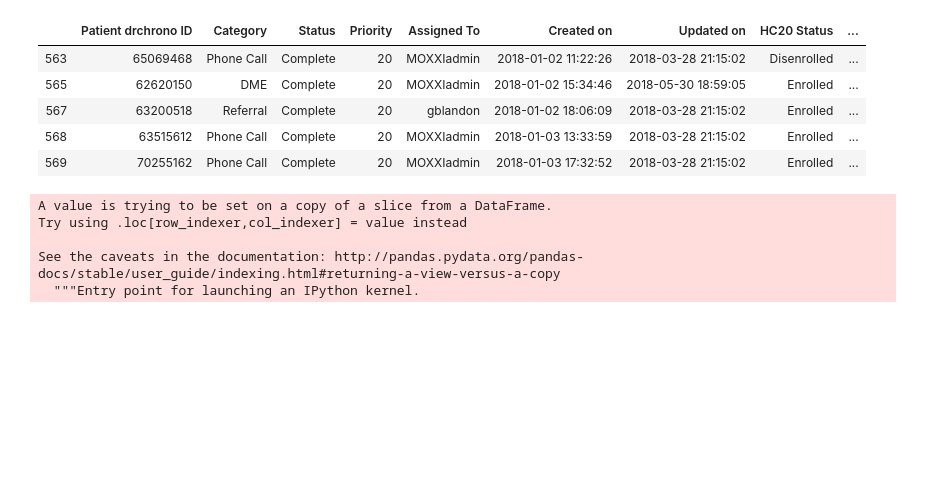
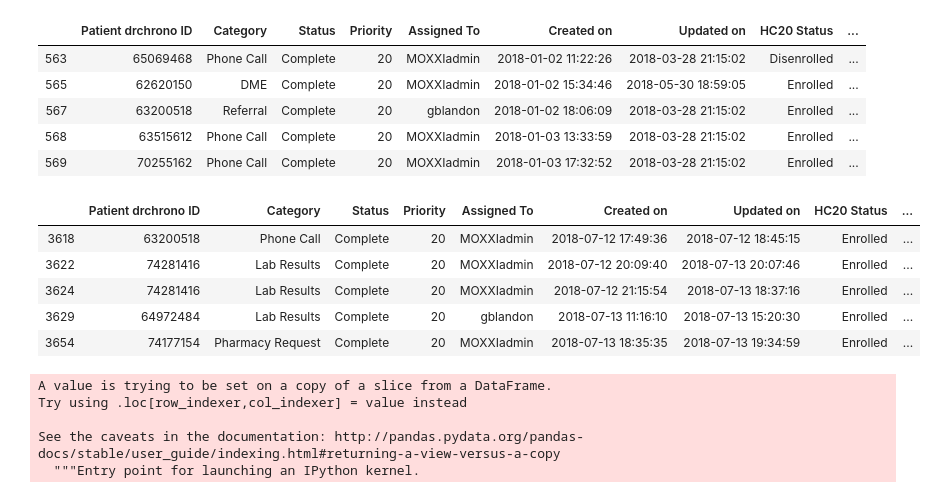
Before and after one commit to ThoaShook/Analyst_Test_Tasks, a Jupyter notebook: Analyst_Test_Tasks/Analyst_Test_Tasks.ipynb, the cells around one changed output. Cells and saved outputs as stored; diff of their text form; code cells hidden in the pictures; blank space fills up the shorter version.

```diff
--- a/Analyst_Test_Tasks/Analyst_Test_Tasks.ipynb
+++ b/Analyst_Test_Tasks/Analyst_Test_Tasks.ipynb
@@ -258,6 +258,15 @@ tasked.head()
 | 567 | 63200518 | Referral | Complete | 20 | gblandon | 2018-01-02 18:06:09 | 2018-03-28 21:15:02 | Enrolled | ... |
 | 568 | 63515612 | Phone Call | Complete | 20 | MOXXIadmin | 2018-01-03 13:33:59 | 2018-03-28 21:15:02 | Enrolled | ... |
 | 569 | 70255162 | Phone Call | Complete | 20 | MOXXIadmin | 2018-01-03 17:32:52 | 2018-03-28 21:15:02 | Enrolled | ... |
+# %%
+tasked.tail()
+# %% [output]
+|  | Patient drchrono ID | Category | Status | Priority | Assigned To | Created on | Updated on | HC20 Status | ... |
+| 3618 | 63200518 | Phone Call | Complete | 20 | MOXXIadmin | 2018-07-12 17:49:36 | 2018-07-12 18:45:15 | Enrolled | ... |
+| 3622 | 74281416 | Lab Results | Complete | 20 | MOXXIadmin | 2018-07-12 20:09:40 | 2018-07-13 20:07:46 | Enrolled | ... |
+| 3624 | 74281416 | Lab Results | Complete | 20 | MOXXIadmin | 2018-07-12 21:15:54 | 2018-07-13 18:37:16 | Enrolled | ... |
+| 3629 | 64972484 | Lab Results | Complete | 20 | gblandon | 2018-07-13 11:16:10 | 2018-07-13 15:20:30 | Enrolled | ... |
+| 3654 | 74177154 | Pharmacy Request | Complete | 20 | MOXXIadmin | 2018-07-13 18:35:35 | 2018-07-13 19:34:59 | Enrolled | ... |
 # %%
 tasked['duration']= tasks_completed['Updated on']- tasks_completed['Created on']
 # %% [output]
```
Also changed, not shown: parts of 20 cells of this notebook, 1 other file.
